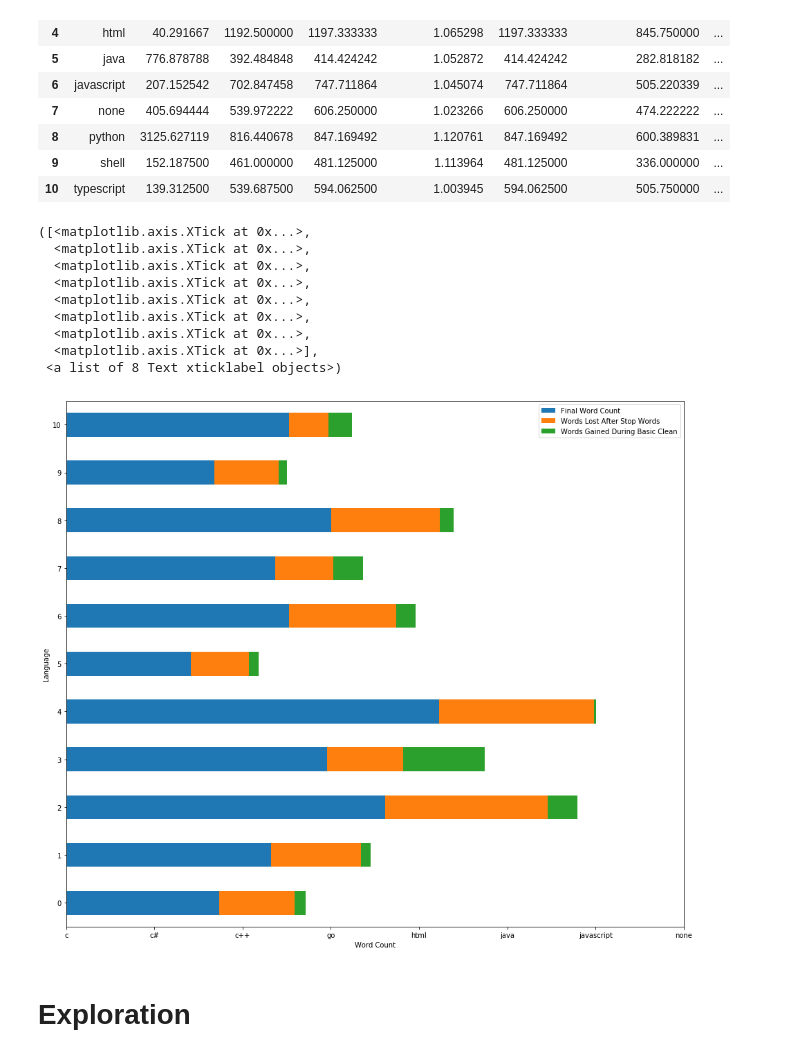
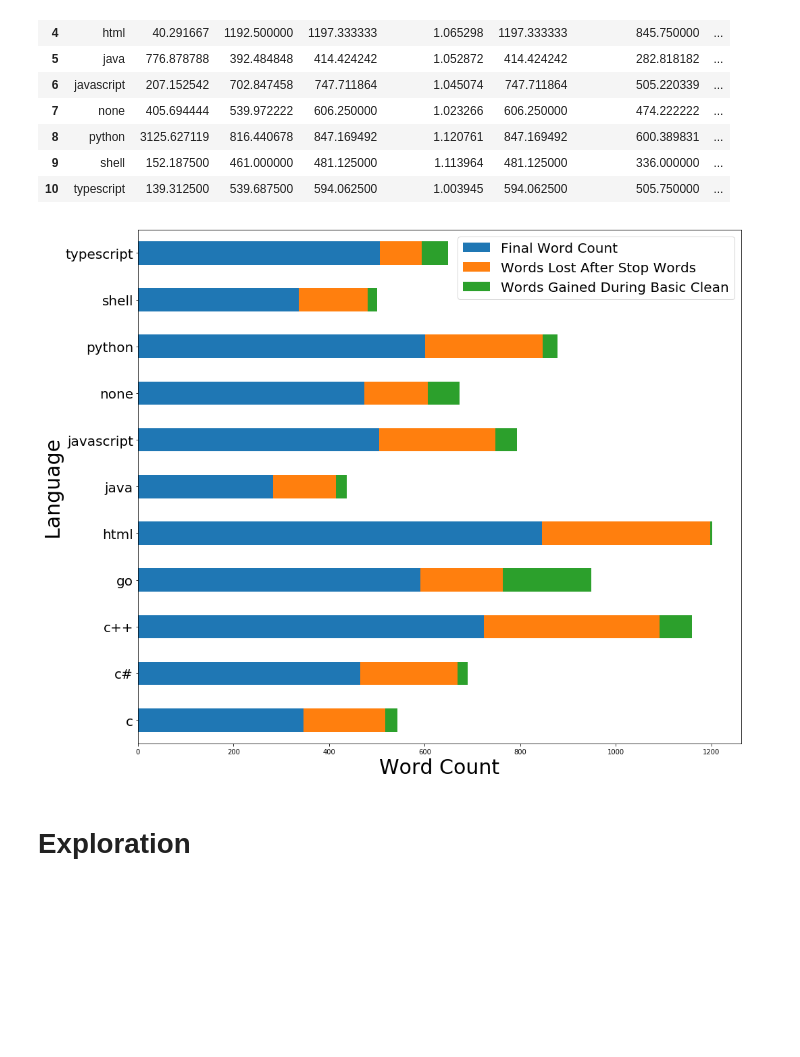
Before and after one commit to codeup-cyber-linguists/languages-classifier, a Jupyter notebook: group_github_language_classifier.ipynb, the cells around one changed output. Cells and saved outputs as stored; diff of their text form; code cells hidden in the pictures; blank space fills up the shorter version.

Commit message:
Fix labels

```diff
--- a/group_github_language_classifier.ipynb
+++ b/group_github_language_classifier.ipynb
@@ -916,22 +916,15 @@ mean_df
 mean_df.rename(columns = {'word_cnt_after_stop': 'Final Word Count'}, inplace=True)
 # %%
 mean_df[['Final Word Count', 'Words Lost After Stop Words', 'Words Gained During Basic Clean']].plot.barh(stacked=True, figsize=(16, 14))
-plt.ylabel('Language')
-plt.xlabel('Word Count')
-ticks, labels = plt.xticks()
+plt.ylabel('Language', fontsize=30, rotation=90)
+plt.xlabel('Word Count', fontsize=30)
+ticks, labels = plt.yticks()
 labels = mean_df.language
-plt.xticks(ticks, labels)
+plt.yticks(ticks, labels, fontsize=20)
+plt.legend(fontsize=20)
+plt.show()
 # %% [output]
-([<matplotlib.axis.XTick at 0x...>,
-  <matplotlib.axis.XTick at 0x...>,
-  <matplotlib.axis.XTick at 0x...>,
-  <matplotlib.axis.XTick at 0x...>,
-  <matplotlib.axis.XTick at 0x...>,
-  <matplotlib.axis.XTick at 0x...>,
-  <matplotlib.axis.XTick at 0x...>,
-  <matplotlib.axis.XTick at 0x...>],
- <a list of 8 Text xticklabel objects>)
-[figure, old version]
+[figure, new version]
 # %% [markdown]
 # Exploration
 # %%
```
